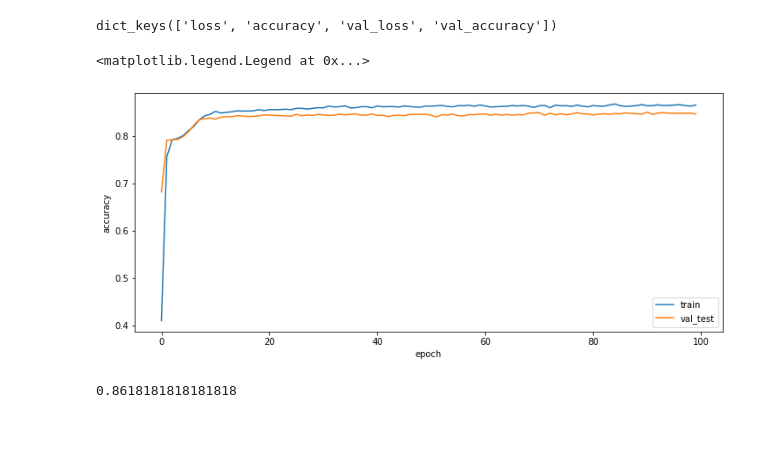
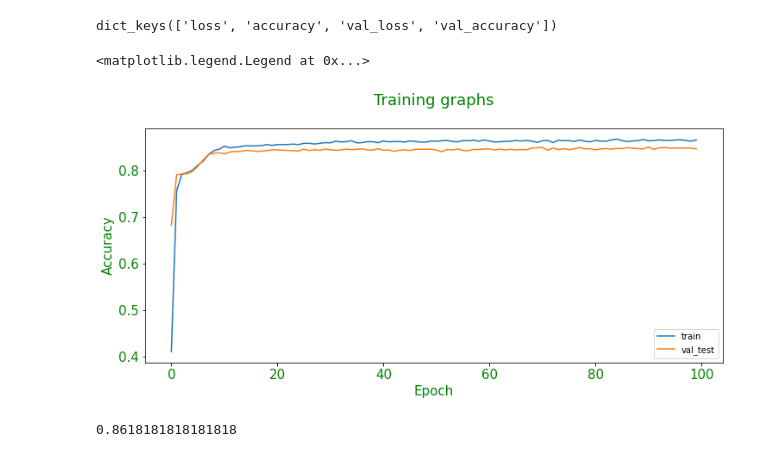
Before and after one commit to DataMinati/DL-Tutorials, a Jupyter notebook: Deep_Churning.ipynb, the cells around one changed output. Saved outputs shown, nothing was run; the diff lists cells and outputs as text; code cells hidden in the pictures; blank space fills up the shorter version.

```diff
--- a/Deep_Churning.ipynb
+++ b/Deep_Churning.ipynb
@@ -98,13 +98,16 @@ dict_keys(['loss', 'accuracy', 'val_loss', 'val_accuracy'])
 # %%
 plt.figure(figsize=(12,5))
 plt.plot(fitted_model.history["accuracy"])
 plt.plot(fitted_model.history["val_accuracy"])
-plt.xlabel("epoch")
-plt.ylabel("accuracy")
+plt.xlabel("Epoch",color='green',size=15)
+plt.xticks(color='green',size=15)
+plt.ylabel("Accuracy",color='green',size=15)
+plt.yticks(color='green',size=15)
+plt.title("Training graphs\n",color='green',size=18)
 plt.legend(['train','val_test'])
 # %% [output]
 <matplotlib.legend.Legend at 0x...>
-[figure, old version]
+[figure, new version]
 # %%
 ypred=ann.predict(xtest)
 ypred=(ypred>0.5)
```
